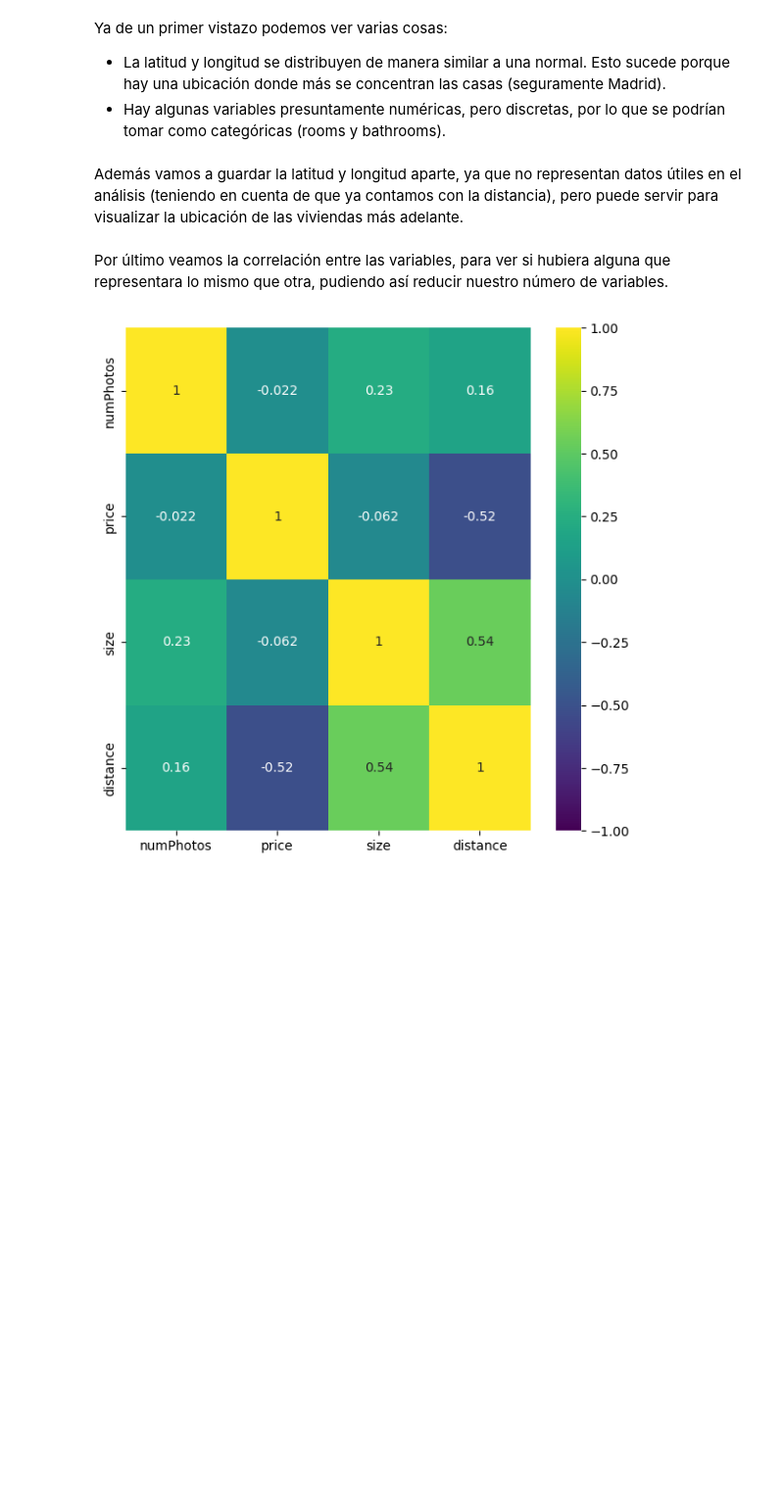
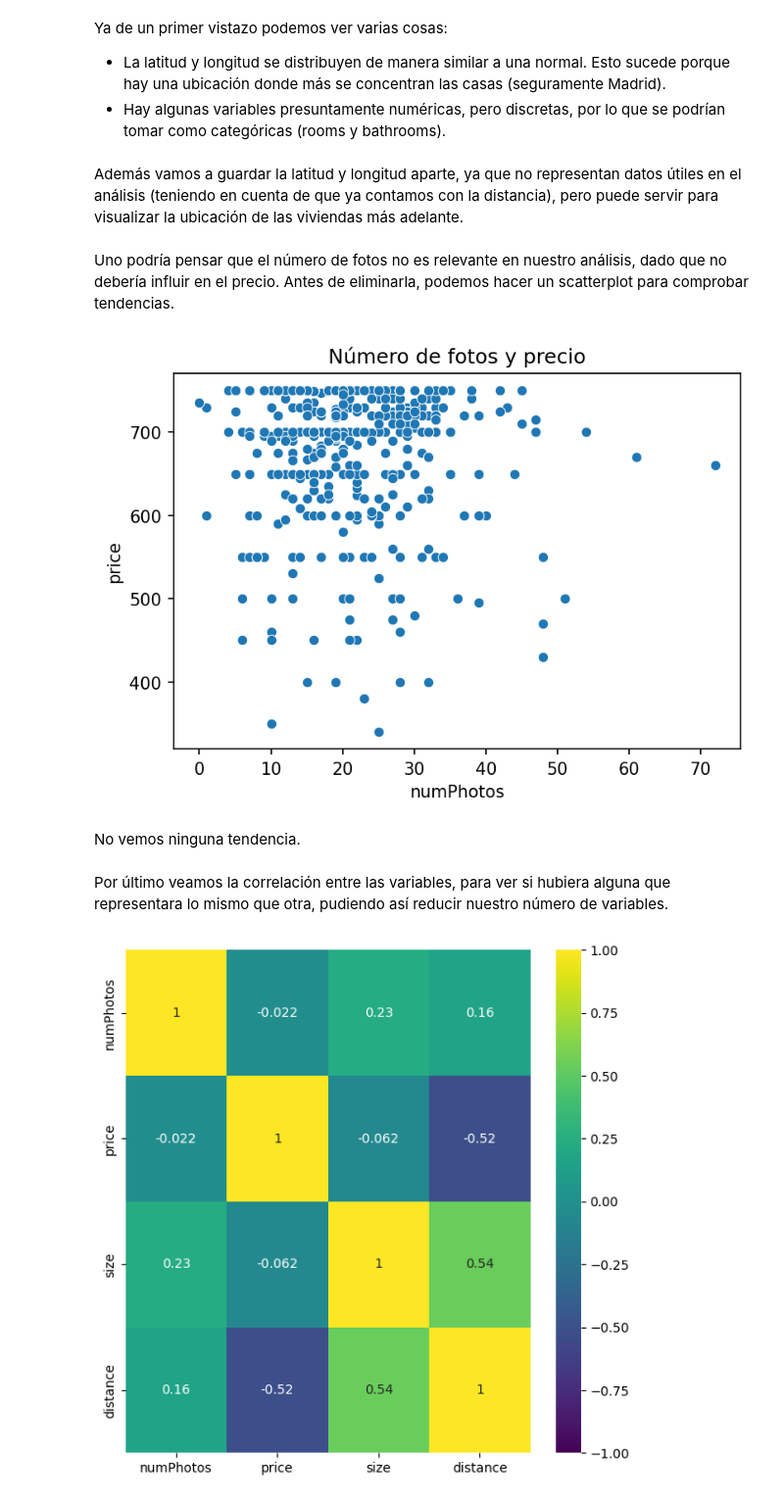
Before and after one commit to yanruwu/Proyecto7-PrediccionCasas, a Jupyter notebook: 1-eda.ipynb, the cells around one changed output. Shown: that part at 98% size. Drawn from its saved outputs; the diff is of its cells as text; code cells hidden in the pictures; blank space fills up the shorter version.

```diff
--- a/main.ipynb
+++ b/1-eda.ipynb
@@ -334,6 +334,17 @@ lat = df["latitude"]
 long = df["longitude"]
 # %%
 df.drop(columns = ["latitude", "longitude"], inplace=True)
+# %% [markdown]
+Uno podría pensar que el número de fotos no es relevante en nuestro análisis, dado que no debería influir en el precio. Antes de eliminarla, podemos hacer un scatterplot para comprobar tendencias.
+# %%
+plt.figure(dpi = 150, figsize = (6,4))
+sns.scatterplot(data = df, x = "numPhotos", y = "price")
+plt.title("Número de fotos y precio")
+plt.show()
+# %% [output]
+[figure, added]
+# %% [markdown]
+No vemos ninguna tendencia.
 # %% [markdown]
 Por último veamos la correlación entre las variables, para ver si hubiera alguna que representara lo mismo que otra, pudiendo así reducir nuestro número de variables.
 # %%
```
Also changed, not shown: parts of 1 cell of this notebook, 3 other files.
